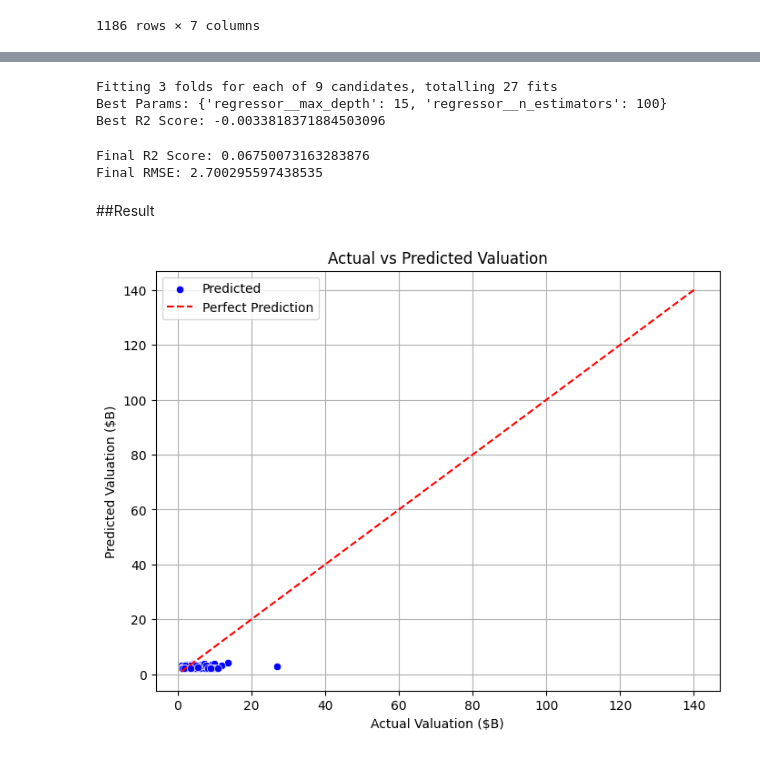
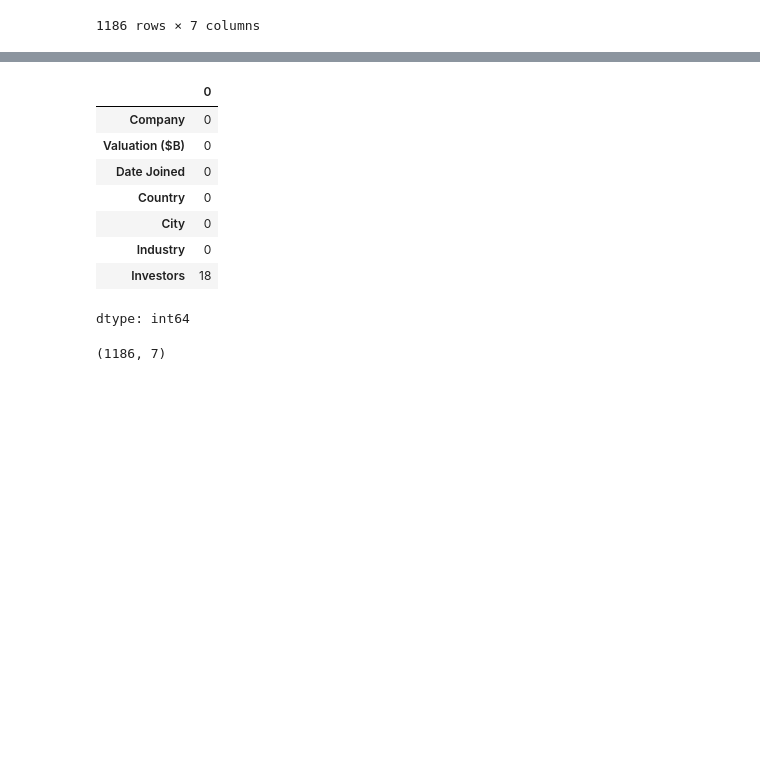
Before and after one commit to RogerSJR2004/Data-Analytics-Projects, a Jupyter notebook: Data_analyst/Project_Valuation.ipynb, the cells around one changed output, grey strips where cells are left out. Cells and saved outputs as stored; diff of their text form; code cells hidden in the pictures; blank space fills up the shorter version.

```diff
--- a/Data_analyst/Project_Valuation.ipynb
+++ b/Data_analyst/Project_Valuation.ipynb
@@ -26,11 +26,3 @@ df
 | 1184 | SingleStore | $1 | 07-12-2022 | United States | San Francisco | Data management & analytics | Google Ventures, Accel, Data Coll... |
 | 1185 | Unstoppable Domains | $1 | 7/27/2022 | United States | Las Vegas | Internet software & services | Boost VC, Draper Associates, Gain... |
 1186 rows × 7 columns
-# %%
-df= df.dropna()
-# %%
-# Remove $ symbol and convert valuation to float
-df['Valuation ($B)'] = df['Valuation ($B)'].replace('[\$,]', '', regex=True).astype(float)
-
-# Convert 'Date Joined' to datetime
-df['Date Joined'] = pd.to_datetime(df['Date Joined'], errors='coerce')
@@ -137,11 +28,0 @@ plt.show()
-# %%
-df['Year Joined'] = df['Date Joined'].dt.year
-
-plt.figure(figsize=(12,6))
-sns.countplot(data=df, x='Year Joined', order=sorted(df['Year Joined'].dropna().unique()))
-plt.title('Unicorns Created Over the Years')
-plt.xlabel('Year')
-plt.ylabel('Number of Companies')
-plt.xticks(rotation=45)
-plt.grid(True)
-plt.show()
@@ -216,44 +29,16 @@ RMSE: 2.9614040609951613
-# %%
-# Grid search parameters
-param_grid = {
-    'regressor__n_estimators': [50, 100, 150],
-    'regressor__max_depth': [5, 10, 15],
-}
-
-grid_search = GridSearchCV(model, param_grid, cv=3, scoring='r2', n_jobs=-1, verbose=1)
-grid_search.fit(X_train, y_train)
-
-print("Best Params:", grid_search.best_params_)
-print("Best R2 Score:", grid_search.best_score_)
-# %% [output]
-Fitting 3 folds for each of 9 candidates, totalling 27 fits
-Best Params: {'regressor__max_depth': 15, 'regressor__n_estimators': 100}
-Best R2 Score: -0.0033818371884503096
-# %%
-# Final model
-best_model = grid_search.best_estimator_
-y_final_pred = best_model.predict(X_test)
-
-print("Final R2 Score:", r2_score(y_test, y_final_pred))
-print("Final RMSE:", np.sqrt(mean_squared_error(y_test, y_final_pred)))
-# %% [output]
-Final R2 Score: 0.06750073163283876
-Final RMSE: 2.700295597438535
-# %% [markdown]
-##Result
-# %%
-plt.figure(figsize=(8,6))
-
-# Plot actual vs predicted points
-sns.scatterplot(x=y_test, y=y_final_pred, color='blue', label='Predicted')
-
-# Plot perfect prediction line
-plt.plot([y.min(), y.max()], [y.min(), y.max()], 'r--', label='Perfect Prediction')
-plt.xlabel("Actual Valuation ($B)")
-plt.ylabel("Predicted Valuation ($B)")
-plt.title("Actual vs Predicted Valuation")
-plt.legend()
-plt.grid(True)
-plt.show()
-# %% [output]
-[figure, removed]
+# %%
+df.isnull().sum()
+# %% [output]
+|  | 0 |
+| Company | 0 |
+| Valuation ($B) | 0 |
+| Date Joined | 0 |
+| Country | 0 |
+| City | 0 |
+| Industry | 0 |
+| Investors | 18 |
+dtype: int64
+# %%
+df.shape
+# %% [output]
+(1186, 7)
```
Also changed, not shown: parts of 35 cells of this notebook, 4 other files.
